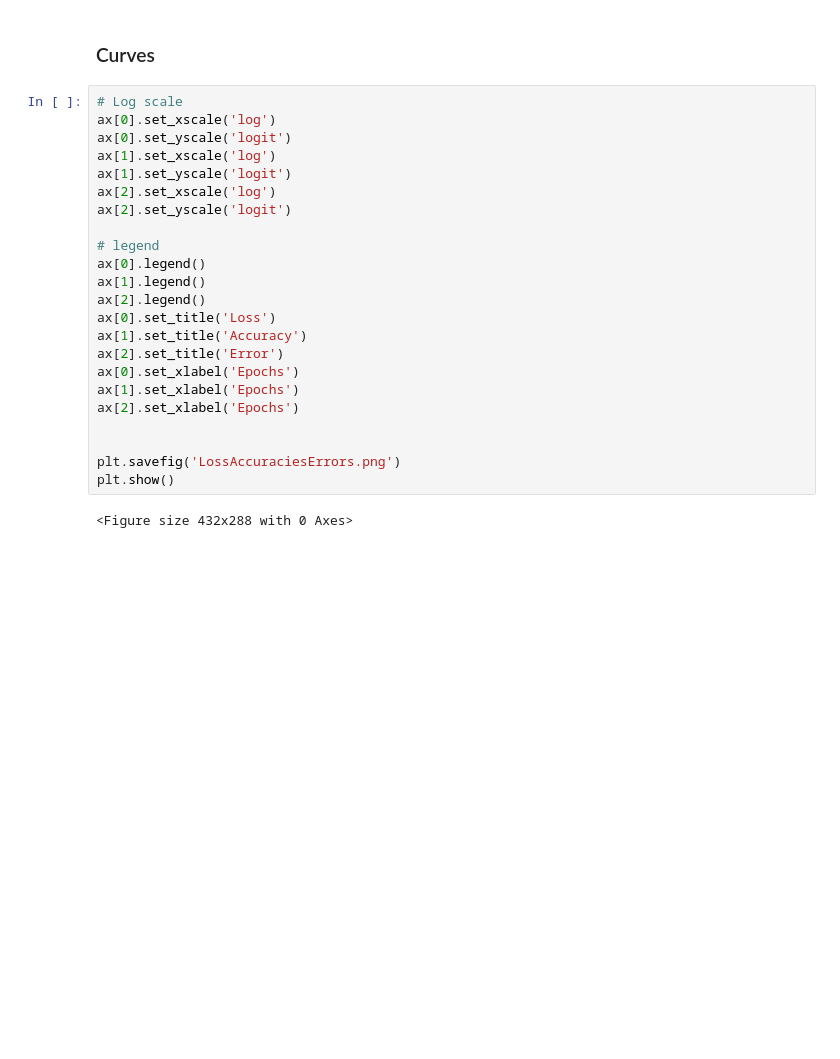
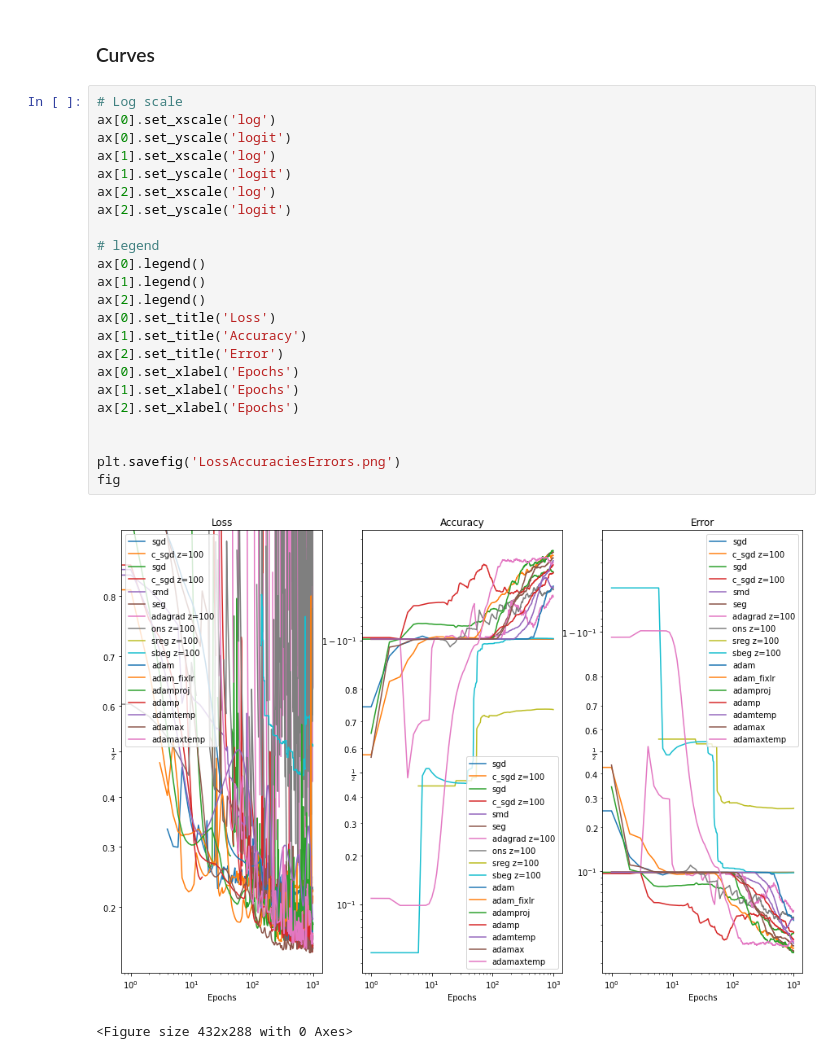
Before and after one commit to Nicolivain/online-sequential-optimization, a Jupyter notebook: main.ipynb, the cells around one changed output. Drawn from its saved outputs; the diff is of its cells as text; blank space fills up the shorter version.

```diff
--- a/main.ipynb
+++ b/main.ipynb
@@ -458,27 +587,28 @@ After 100 epoch, AdaMax with temporal averaging algorithm has a loss of 0.835770
 # %%
 # Log scale
 ax[0].set_xscale('log')
 ax[0].set_yscale('logit')
 ax[1].set_xscale('log')
 ax[1].set_yscale('logit')
 ax[2].set_xscale('log')
 ax[2].set_yscale('logit')
 
 # legend
 ax[0].legend()
 ax[1].legend()
 ax[2].legend()
 ax[0].set_title('Loss')
 ax[1].set_title('Accuracy')
 ax[2].set_title('Error')
 ax[0].set_xlabel('Epochs')
 ax[1].set_xlabel('Epochs')
 ax[2].set_xlabel('Epochs')
 
 
 plt.savefig('LossAccuraciesErrors.png')
-plt.show()
+fig
 # %% [output]
+[figure, added]
 <Figure size 432x288 with 0 Axes>
 # %%
 plt.clf()
```
Also changed, not shown: parts of 21 cells of this notebook, 2 other files.
